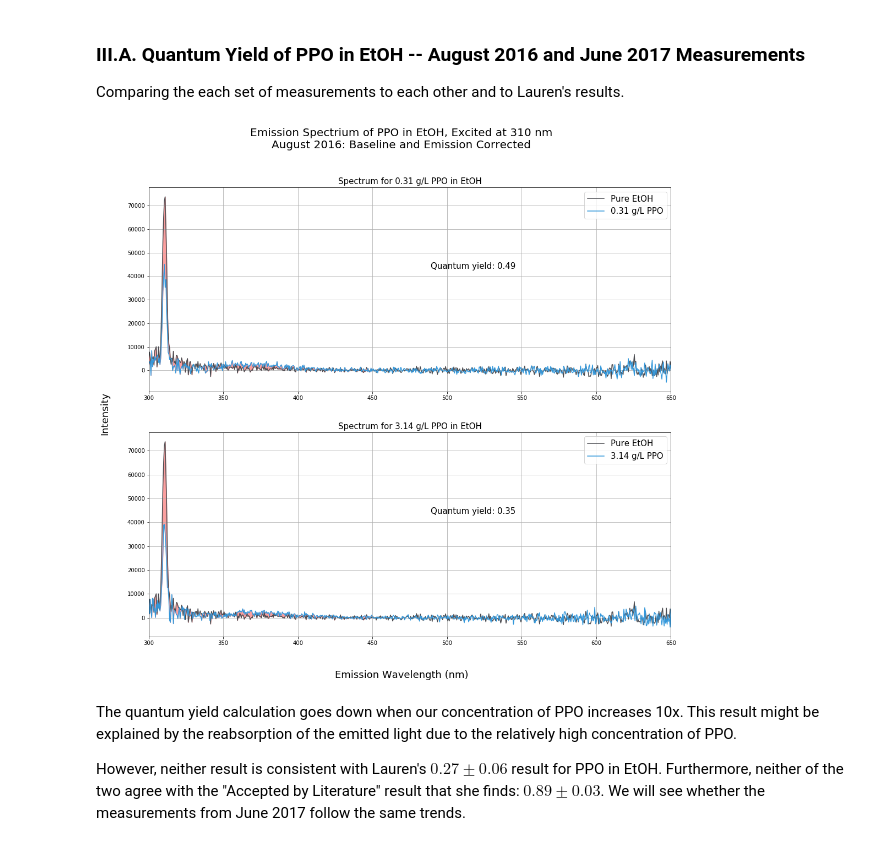
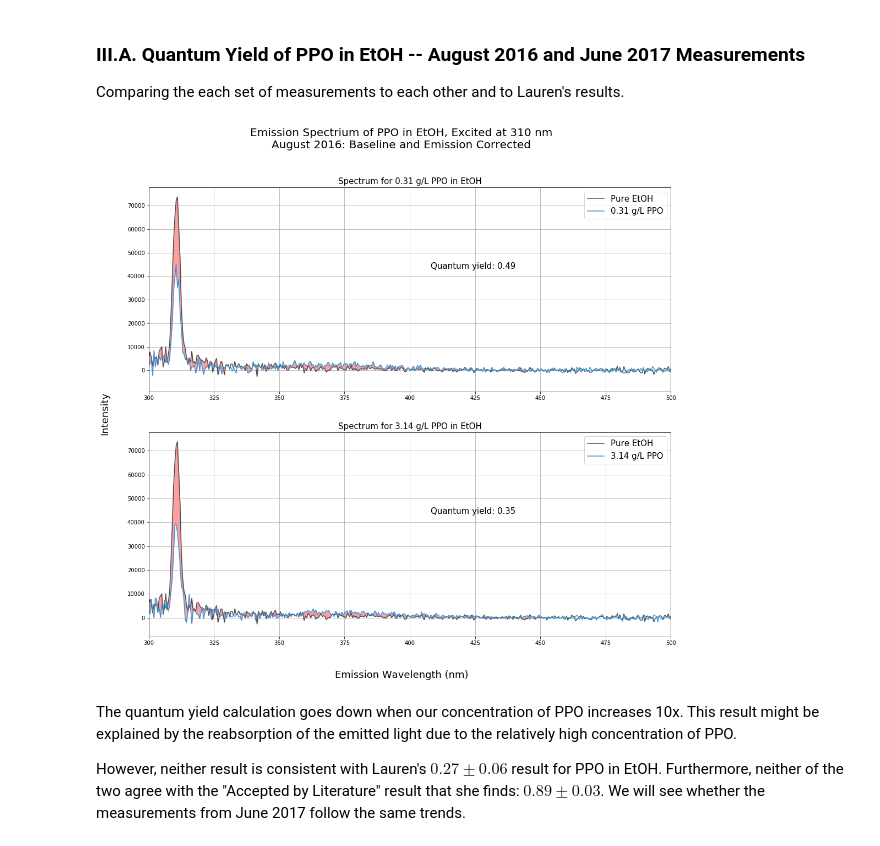
Before and after one commit to nmcneal-bnl/WbLS, a Jupyter notebook: Integrating Sphere Method.ipynb, the cells around one changed output. Drawn from its saved outputs; the diff is of its cells as text; code cells hidden in the pictures.

```diff
--- a/Integrating Sphere Method.ipynb
+++ b/Integrating Sphere Method.ipynb
@@ -64,18 +20,8 @@ def interpolate_with_avg(array):
     return np.append(np.dstack((array[:-1], array[:-1] + np.diff(array)/2)).ravel(), array[-1])
 # %%
 # Import emission correction files
-emcorr_quanta_sphere_wavelengths = np.genfromtxt("PTI/correction_data/emcorr-sphere-quanta.txt",
-                                                 skip_header = 6,
-                                                 usecols = 0,
-                                                 max_rows = (848-300)/2 +1)
-emcorr_quanta_sphere_values = np.genfromtxt("PTI/correction_data/emcorr-sphere-quanta.txt",
-                                            skip_header = 6,
-                                            usecols = 1,
-                                            max_rows = (848-300)/2 +1)
-
-emcorr_quanta_sphere_wavelengths = interpolate_with_avg(interpolate_with_avg(emcorr_quanta_sphere_wavelengths))
-emcorr_quanta_sphere_values = interpolate_with_avg(interpolate_with_avg(emcorr_quanta_sphere_values))
-
+emcorr_quanta_sphere_wavelengths = np.arange(300,848,0.5)
+emcorr_quanta_sphere_values = np.genfromtxt("PTI/correction_data/emcorr-sphere-quanta_0x5_nm_step.txt")
 
 start_wavelength = 300
 end_wavelength = 650
@@ -157,8 +103,8 @@ def calc_QY(pti_blank_data, pti_fluor_data,
            emcorr_local_file_correction = True):
 
     # Baseline subtract with linear fit
-    b_data = pti_blank_data.get_baseline_subtracted('cor','linear',ranges_for_baseline)
-    f_data = pti_fluor_data.get_baseline_subtracted('cor','linear',ranges_for_baseline)
+    b_data = spec_fit.get_linear_subtracted(pti_blank_data, poly_deg=1, list_of_ranges=ranges_for_baseline)
+    f_data = spec_fit.get_linear_subtracted(pti_fluor_data, poly_deg=1, list_of_ranges=ranges_for_baseline)
 
     # Correction from file
     if emcorr_local_file_correction:
@@ -194,9 +140,10 @@ def calc_and_plot_QY(blank_data, fluor_data, ranges_for_baseline, emcorr_array,
 
 
     # Get the corrected spectra and plot them on the given "Axes" instance
-    blank_corrected = blank_data.get_baseline_subtracted('cor','linear',ranges_for_baseline)
+    blank_corrected = spec_fit.get_linear_subtracted(blank_data, 1, ranges_for_baseline)
 
-    fluor_corrected = fluor_data.get_baseline_subtracted('cor','linear',ranges_for_baseline)
+
+    fluor_corrected = spec_fit.get_linear_subtracted(fluor_data, 1, ranges_for_baseline)
 
     if emcorr_local_file_correction:
         blank_corrected = np.multiply(emcorr_array, blank_corrected)
@@ -246,35 +194,35 @@ QY_3x14_em_range = [335,450]
 
 fig = plt.figure(figsize=(17,15))
 plt.suptitle("Emission Spectrium of PPO in EtOH, Excited at 310 nm\n"+
              "August 2016: Baseline and Emission Corrected",fontsize=20)
 
 ax1 = plt.subplot2grid((2,1), (0,0))
 ax2 = plt.subplot2grid((2,1), (1,0),sharex=ax1)
 
 ax1 = calc_and_plot_QY(aug_2016_data[0], aug_2016_data[1], ranges_for_baseline, emcorr_quanta_sphere_values,
                        QY_0x31_ex_range, QY_0x31_em_range,
                        ax1,
                        blank_color = "#4c4d52", fluor_color = "#3498db", fill_color= "#fb9f9f",
                        QY_text_position = (0.54,0.6))
 ax1.set_title("Spectrum for 0.31 g/L PPO in EtOH",fontsize=15)
 ax1.legend(["Pure EtOH", "0.31 g/L PPO"],fontsize=15)
 
 ax2 = calc_and_plot_QY(aug_2016_data[0], aug_2016_data[2], ranges_for_baseline, emcorr_quanta_sphere_values,
                        QY_3x14_ex_range, QY_3x14_em_range,
                        ax2,
                        blank_color = "#4c4d52", fluor_color = "#3498db", fill_color= "#fb9f9f",
                        QY_text_position = (0.54,0.6))
 ax2.set_title("Spectrum for 3.14 g/L PPO in EtOH",fontsize=15)
 ax2.legend(["Pure EtOH", "3.14 g/L PPO"],fontsize=15)
 fig.text(0.5, 0.06, 'Emission Wavelength (nm)', ha='center', va='center',fontsize=18)
 fig.text(0.06, 0.5, 'Intensity', ha='center', va='center', rotation='vertical',fontsize=18)
 
 for ax in [ax1, ax2]:
     ax.grid()
-    ax.set_xlim([300,650])
+    ax.set_xlim([300,500])
 plt.show()
 # %% [output]
-[figure, old version]
+[figure, new version]
 # %% [markdown]
 The quantum yield calculation goes down when our concentration of PPO increases 10x. This result might be explained by the reabsorption of the emitted light due to the relatively high concentration of PPO.
 
```
Also changed, not shown: parts of 12 cells of this notebook, 19 other files.
